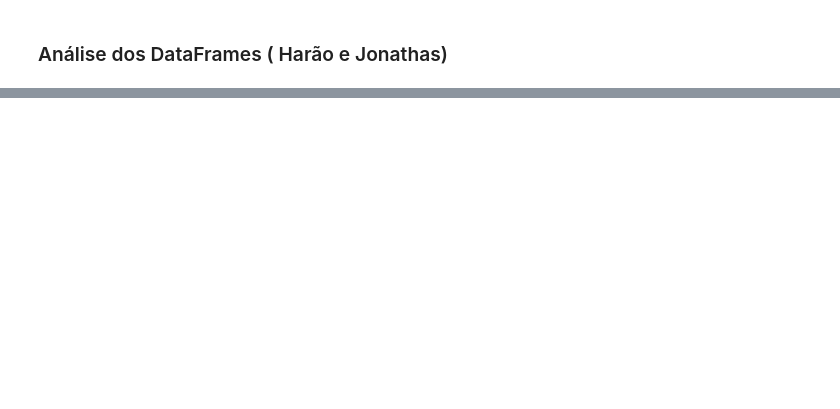
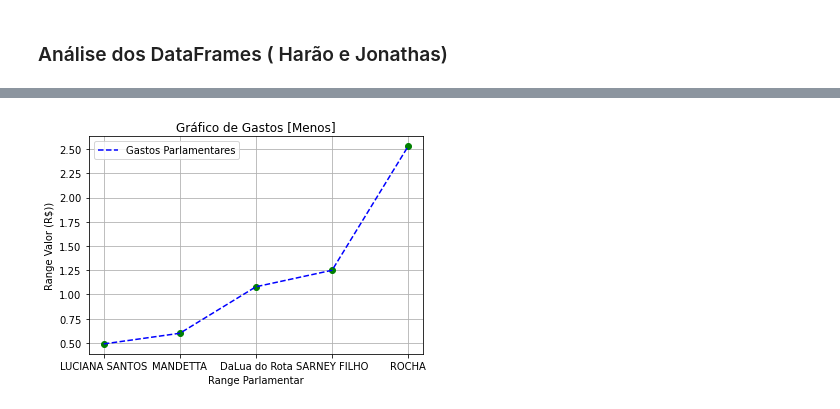
Before and after one commit to Sartorio12/Projeto_Modulo_5, a Jupyter notebook: notebook1.ipynb, the cells around one changed output, grey strips where cells are left out. Saved outputs shown, nothing was run; the diff lists cells and outputs as text; code cells hidden in the pictures; blank space fills up the shorter version.

Commit message:
Inclusão das respostas das questões 1 até a 6

```diff
--- a/notebook1.ipynb
+++ b/notebook1.ipynb
@@ -188,2 +470,10 @@ df_copia[df_copia['txNomeParlamentar'].str.match('LIDERANÇA')].sample(5)
 # %% [markdown]
 ### Análise dos DataFrames ( Harão e Jonathas)
+# %%
+#Criando uma cópia para trabalharmos nas questões e realizar as análises devidas
+
+#pd.set_option('display.max_columns', None)
+#pd.options.display.float_format = '{:.2f}'.format
+#float(number.replace(',', '.'))
+
+df_2 = df_copia.copy()
@@ -189,0 +572,5 @@ df_copia[df_copia['txNomeParlamentar'].str.match('LIDERANÇA')].sample(5)
+# %%
+#Criaçao de um dataframe excluíndo os dados negativos de valor, e criando agrupamento ordenado por soma de gastos
+df_2_2 = df_2[df_2['vlrDocumento'] >= 0]
+menos_gast = df_2_2.groupby(['txNomeParlamentar'])['vlrDocumento'].sum().sort_values().head(5)
+menos_gast
@@ -189,0 +585,15 @@ df_copia[df_copia['txNomeParlamentar'].str.match('LIDERANÇA')].sample(5)
+# %%
+plt.plot(menos_gast.index, menos_gast, 'go')
+plt.plot(menos_gast.index, menos_gast, 'b--', label = 'Gastos Parlamentares')
+
+plt.xticks(menos_gast.index)
+
+plt.title('Gráfico de Gastos [Menos]')
+plt.xlabel('Range Parlamentar')
+plt.ylabel('Range Valor (R$))')
+
+plt.legend()
+plt.grid(True)
+plt.show()
+# %% [output]
+[figure, added]
```
Also changed, not shown: parts of 51 cells of this notebook.
